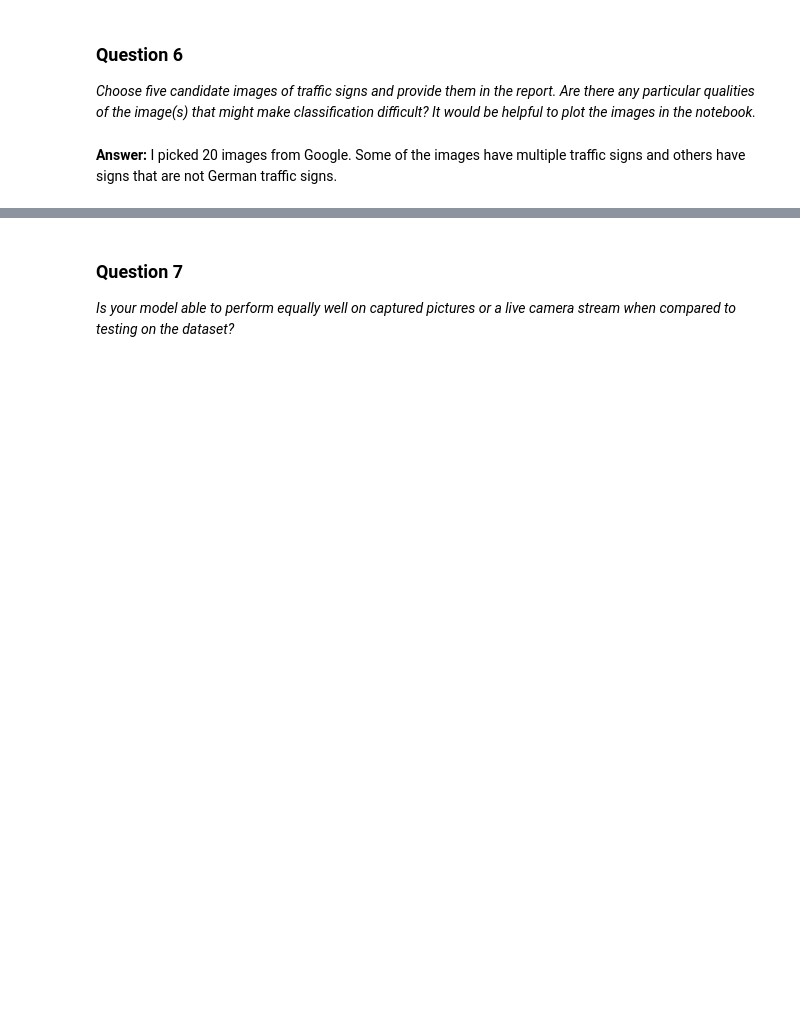
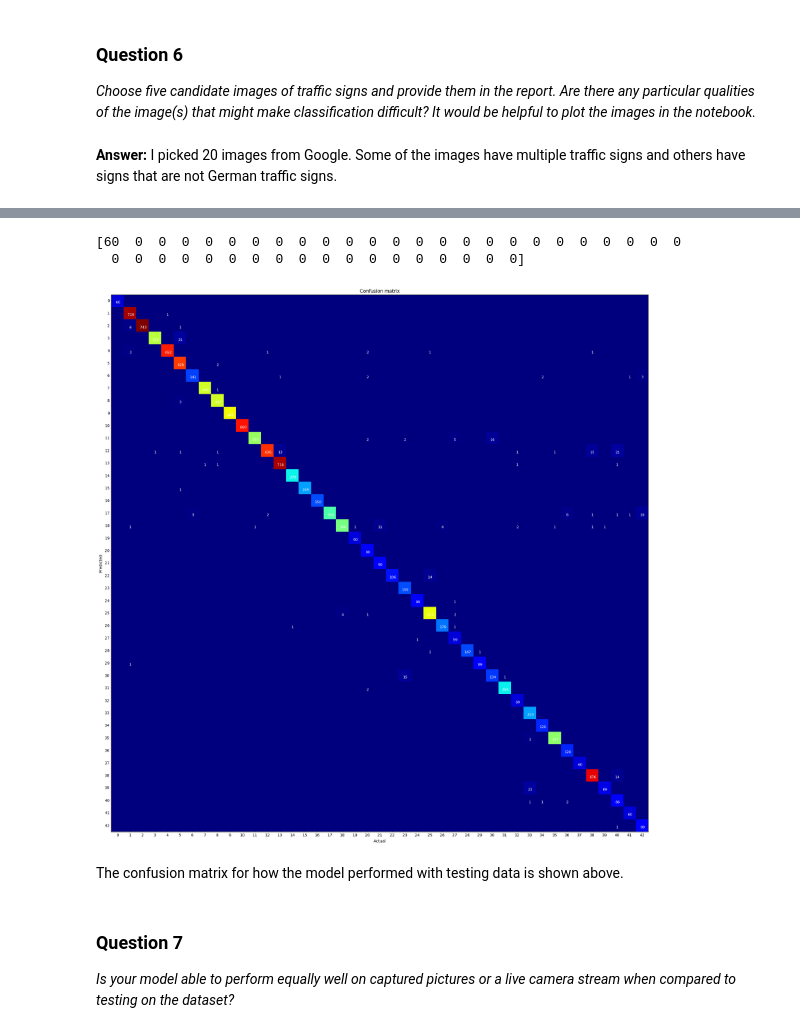
Before and after one commit to mihailrc/selfDrivingCar, a Jupyter notebook: Traffic_Signs_Recognition.ipynb, the cells around one changed output, grey strips where cells are left out. Cells and saved outputs as stored; diff of their text form; code cells hidden in the pictures; blank space fills up the shorter version.

```diff
--- a/Traffic_Signs_Recognition.ipynb
+++ b/Traffic_Signs_Recognition.ipynb
@@ -496,3 +536,32 @@ with tf.Session() as sess:
+# %%
+from sklearn.metrics import confusion_matrix
+
+def plot_confusion_matrix(cm, title='Confusion matrix', cmap=plt.cm.Reds):
+    plt.figure(figsize=(20,20))
+    plt.title(title)
+    plt.xlabel('Actual')
+    plt.ylabel('Predicted')
+    plt.grid(False)
+    classes = cm.shape[0]
+    plt.xticks(np.arange(classes))
+    plt.yticks(np.arange(classes))
+    plt.imshow(cm, cmap=plt.cm.jet, interpolation='nearest');
+
+    for i, cas in enumerate(cm):
+      for j, count in enumerate(cas):
+        if count > 0:
+          xoff = .07 * len(str(count))
+          plt.text(j-xoff, i+.2, int(count), fontsize=9, color='white')
+
+    plt.tight_layout()
+
+plot_confusion_matrix(cm)
+# %% [output]
+[60  0  0  0  0  0  0  0  0  0  0  0  0  0  0  0  0  0  0  0  0  0  0  0  0
+  0  0  0  0  0  0  0  0  0  0  0  0  0  0  0  0  0  0]
+[figure, added]
+# %% [markdown]
+The confusion matrix for how the model performed with testing data is shown above.
 # %% [markdown]
 ### Question 7
 
```
Also changed, not shown: parts of 13 cells of this notebook, 6 other files.
